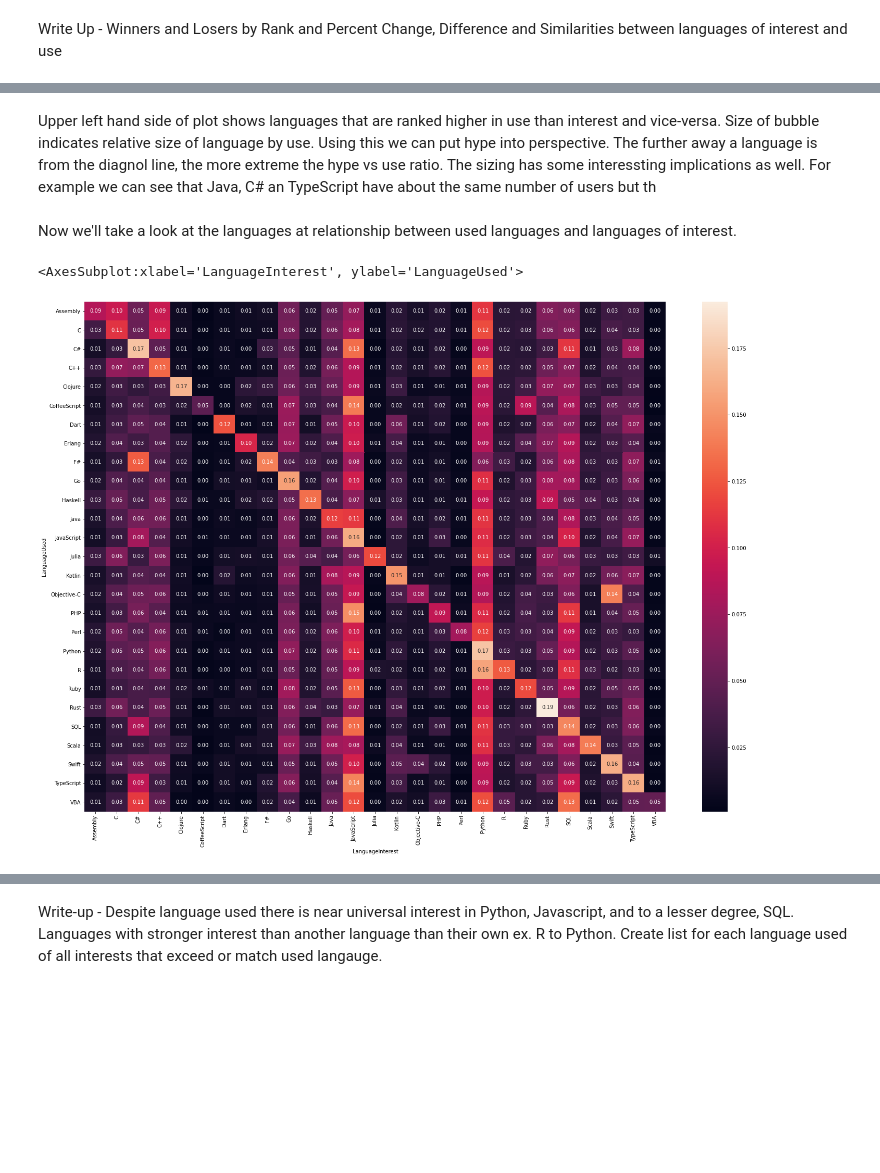
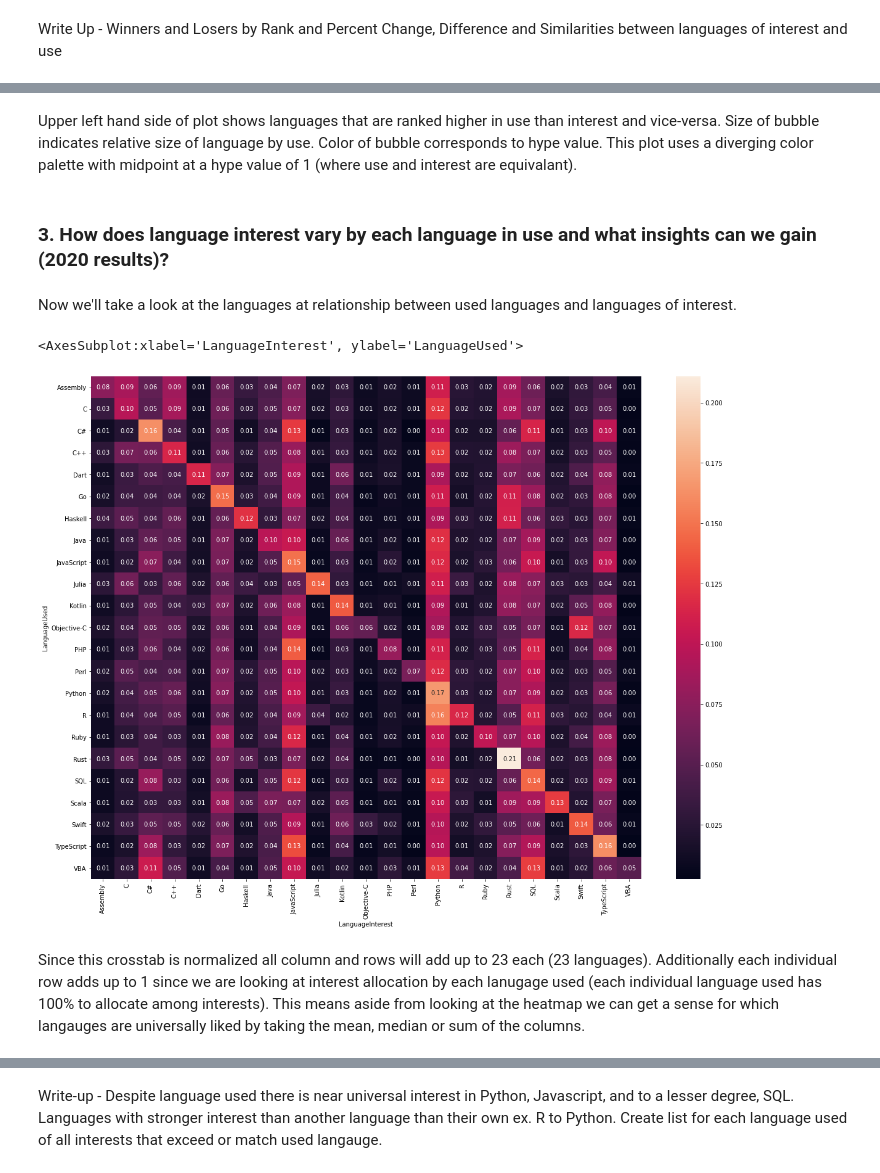
Before and after one commit to prdslost/stackoverflow-analysis, a Jupyter notebook: Developer Programming Language Use and Interest.ipynb, the cells around one changed output, grey strips where cells are left out. Cells and saved outputs as stored; diff of their text form; code cells hidden in the pictures; blank space fills up the shorter version.

```diff
--- a/Developer Programming Language Use and Interest.ipynb
+++ b/Developer Programming Language Use and Interest.ipynb
@@ -275,12 +287,17 @@ df
 # %% [markdown]
-Upper left hand side of plot shows languages that are ranked higher in use than interest and vice-versa. Size of bubble indicates relative size of language by use. Using this we can put hype into perspective. The further away a language is from the diagnol line, the more extreme the hype vs use ratio. The sizing has some interessting implications as well. For example we can see that Java, C# an TypeScript have about the same number of users but th
+Upper left hand side of plot shows languages that are ranked higher in use than interest and vice-versa. Size of bubble indicates relative size of language by use. Color of bubble corresponds to hype value. This plot uses a diverging color palette with midpoint at a hype value of 1 (where use and interest are equivalant).
+# %% [markdown]
+### 3. How does language interest vary by each language in use and what insights can we gain (2020 results)?
 # %% [markdown]
 Now we'll take a look at the languages at relationship between used languages and languages of interest.
 # %%
-df = pd.crosstab(index=df_lang['LanguageUsed'], columns=df_lang['LanguageInterest'], normalize='index')
+df_lang_2020 = df_lang[df_lang['Year'] == 2020]
+df = pd.crosstab(index=df_lang2020['LanguageUsed'], columns=df_lang2020['LanguageInterest'], normalize='index')
 
-plt.figure(figsize=(25,18))
+plt.figure(figsize=(20,15))
 sns.heatmap(df,annot=True, fmt='.2f')
 # %% [output]
 <AxesSubplot:xlabel='LanguageInterest', ylabel='LanguageUsed'>
-[figure, old version]
+[figure, new version]
+# %% [markdown]
+Since this crosstab is normalized all column and rows will add up to 23 each (23 languages). Additionally each individual row adds up to 1 since we are looking at interest allocation by each lanugage used (each individual language used has 100% to allocate among interests). This means aside from looking at the heatmap we can get a sense for which langauges are universally liked by taking the mean, median or sum of the columns.
```
Also changed, not shown: parts of 23 cells of this notebook.
